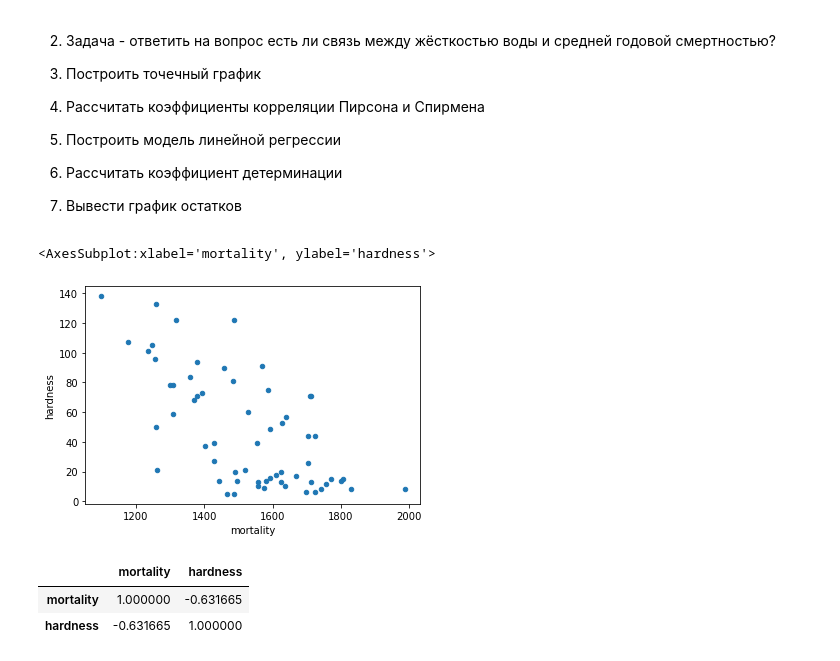
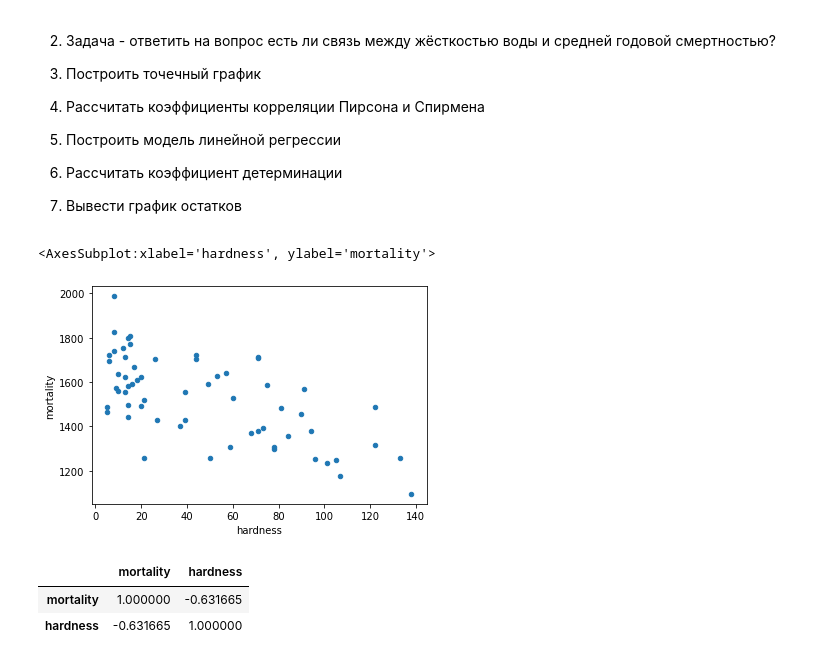
Before and after one commit to Katerina-88/Python_course, a Jupyter notebook: corr_regres_hw.ipynb, the cells around one changed output. Saved outputs shown, nothing was run; the diff lists cells and outputs as text; code cells hidden in the pictures.

```diff
--- a/corr_regres_hw.ipynb
+++ b/corr_regres_hw.ipynb
@@ -26,10 +26,10 @@ df.head()
 5. Вывести график остатков
 # %%
 # Построить точечный график
-df.plot(kind='scatter', x='mortality', y='hardness')
+df.plot(kind='scatter', x='hardness', y='mortality')
 # %% [output]
-<AxesSubplot:xlabel='mortality', ylabel='hardness'>
+<AxesSubplot:xlabel='hardness', ylabel='mortality'>
-[figure, old version]
+[figure, new version]
 # %%
 # Рассчитать коэффициенты корреляции Пирсона и Спирмена
 
```
Also changed, not shown: parts of 14 cells of this notebook.
